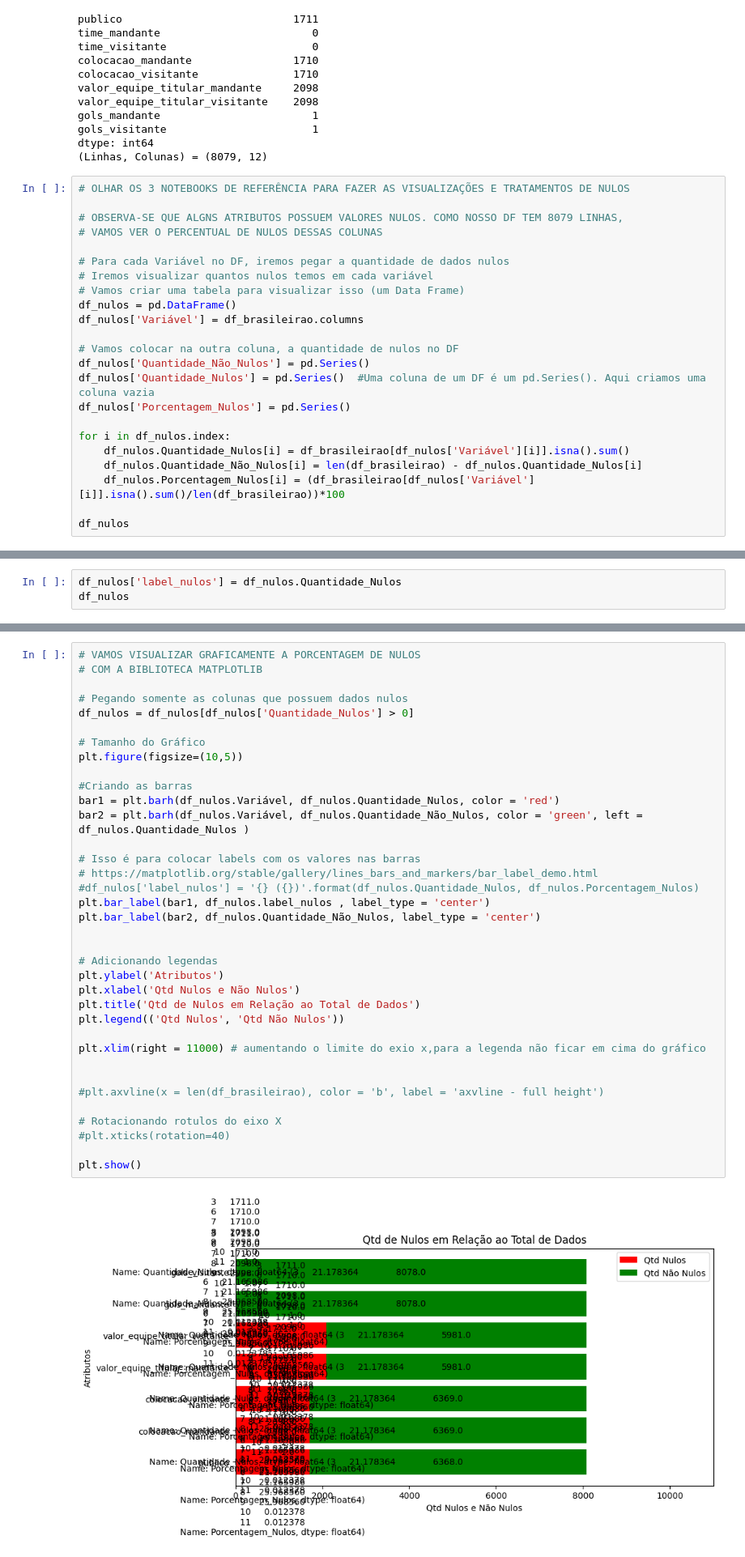
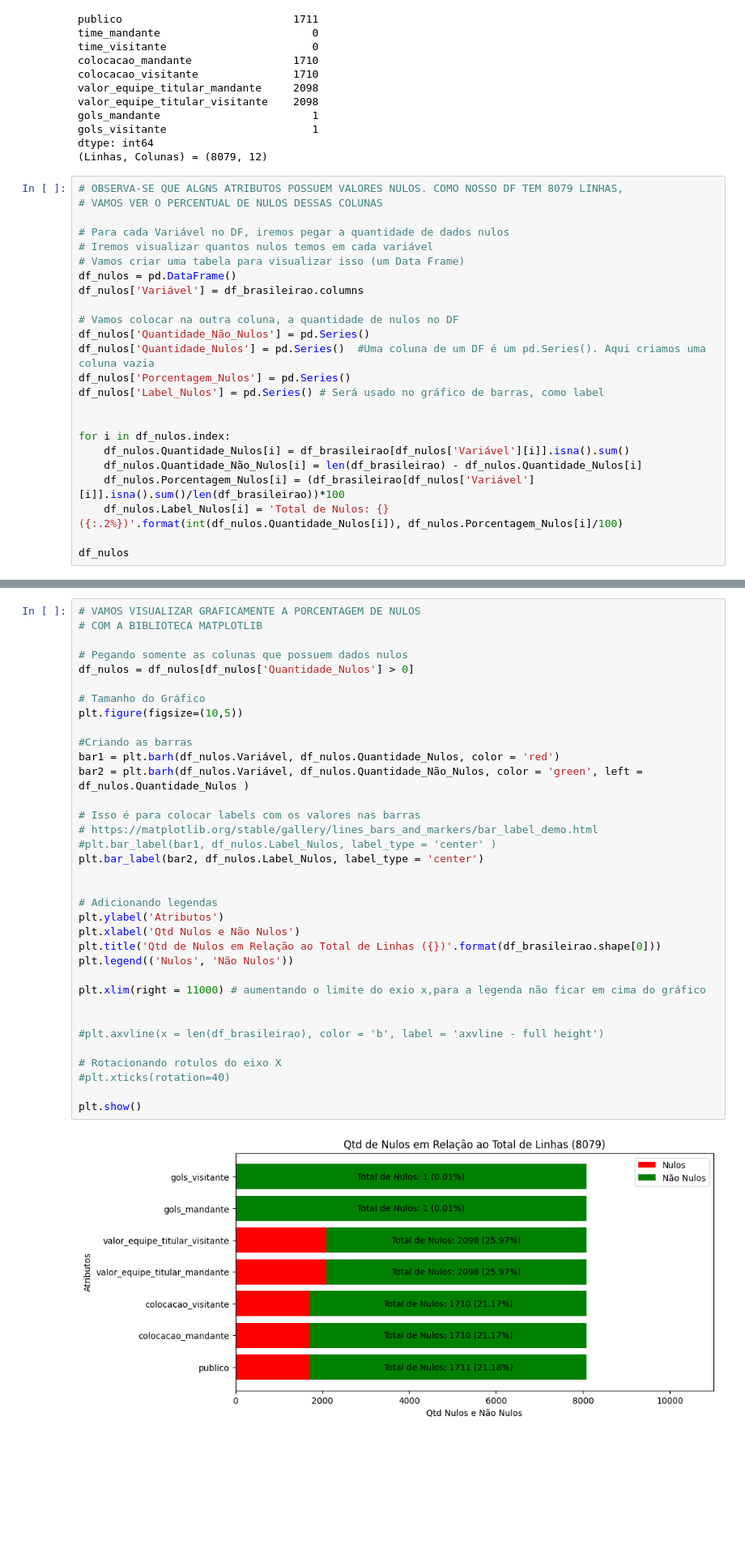
Before and after one commit to salomaofreitasjr/TCC_PUC_MINAS_POS_CIENCIA_DE_DADOS_2023, a Jupyter notebook: Projeto Python/02 - Preparação de Dados.ipynb, the cells around one changed output, grey strips where cells are left out. Shown at 81% size. Saved outputs shown, nothing was run; the diff lists cells and outputs as text; blank space fills up the shorter version.

```diff
--- a/Projeto Python/02 - Preparação de Dados.ipynb
+++ b/Projeto Python/02 - Preparação de Dados.ipynb
@@ -430,8 +433,6 @@ gols_visitante                       1
 dtype: int64
 (Linhas, Colunas) = (8079, 12)
 # %%
-# OLHAR OS 3 NOTEBOOKS DE REFERÊNCIA PARA FAZER AS VISUALIZAÇÕES E TRATAMENTOS DE NULOS
-
 # OBSERVA-SE QUE ALGNS ATRIBUTOS POSSUEM VALORES NULOS. COMO NOSSO DF TEM 8079 LINHAS,
 # VAMOS VER O PERCENTUAL DE NULOS DESSAS COLUNAS
 
@@ -445,11 +446,14 @@ df_nulos['Variável'] = df_brasileirao.columns
 df_nulos['Quantidade_Não_Nulos'] = pd.Series()
 df_nulos['Quantidade_Nulos'] = pd.Series()  #Uma coluna de um DF é um pd.Series(). Aqui criamos uma coluna vazia
 df_nulos['Porcentagem_Nulos'] = pd.Series()
+df_nulos['Label_Nulos'] = pd.Series() # Será usado no gráfico de barras, como label
+
 
 for i in df_nulos.index:
     df_nulos.Quantidade_Nulos[i] = df_brasileirao[df_nulos['Variável'][i]].isna().sum()
     df_nulos.Quantidade_Não_Nulos[i] = len(df_brasileirao) - df_nulos.Quantidade_Nulos[i]
     df_nulos.Porcentagem_Nulos[i] = (df_brasileirao[df_nulos['Variável'][i]].isna().sum()/len(df_brasileirao))*100
+    df_nulos.Label_Nulos[i] = 'Total de Nulos: {} ({:.2%})'.format(int(df_nulos.Quantidade_Nulos[i]), df_nulos.Porcentagem_Nulos[i]/100)
 
 df_nulos
 # %% [output]
@@ -481,3 +472,0 @@ See the caveats in the documentation: https://pandas.pydata.org/pandas-docs/stab
-# %%
-df_nulos['label_nulos'] = df_nulos.Quantidade_Nulos
-df_nulos
@@ -495,38 +475,37 @@ df_nulos
 # COM A BIBLIOTECA MATPLOTLIB
 
 # Pegando somente as colunas que possuem dados nulos
 df_nulos = df_nulos[df_nulos['Quantidade_Nulos'] > 0]
 
 # Tamanho do Gráfico
 plt.figure(figsize=(10,5))
 
 #Criando as barras
 bar1 = plt.barh(df_nulos.Variável, df_nulos.Quantidade_Nulos, color = 'red')
 bar2 = plt.barh(df_nulos.Variável, df_nulos.Quantidade_Não_Nulos, color = 'green', left = df_nulos.Quantidade_Nulos )
 
 # Isso é para colocar labels com os valores nas barras
 # https://matplotlib.org/stable/gallery/lines_bars_and_markers/bar_label_demo.html
-#df_nulos['label_nulos'] = '{} ({})'.format(df_nulos.Quantidade_Nulos, df_nulos.Porcentagem_Nulos)
-plt.bar_label(bar1, df_nulos.label_nulos , label_type = 'center')
-plt.bar_label(bar2, df_nulos.Quantidade_Não_Nulos, label_type = 'center')
+#plt.bar_label(bar1, df_nulos.Label_Nulos, label_type = 'center' )
+plt.bar_label(bar2, df_nulos.Label_Nulos, label_type = 'center')
 
 
 # Adicionando legendas
 plt.ylabel('Atributos')
 plt.xlabel('Qtd Nulos e Não Nulos')
-plt.title('Qtd de Nulos em Relação ao Total de Dados')
-plt.legend(('Qtd Nulos', 'Qtd Não Nulos'))
+plt.title('Qtd de Nulos em Relação ao Total de Linhas ({})'.format(df_brasileirao.shape[0]))
+plt.legend(('Nulos', 'Não Nulos'))
 
 plt.xlim(right = 11000) # aumentando o limite do exio x,para a legenda não ficar em cima do gráfico
 
 
 #plt.axvline(x = len(df_brasileirao), color = 'b', label = 'axvline - full height')
 
 # Rotacionando rotulos do eixo X
 #plt.xticks(rotation=40)
 
 plt.show()
 # %% [output]
-[figure, old version]
+[figure, new version]
 # %%
 #missing.matrix(df_brasileirao, figsize = (8, 4), color = (0, 0.1, 0.25), sparkline = False);
```
Also changed, not shown: parts of 12 cells of this notebook.
